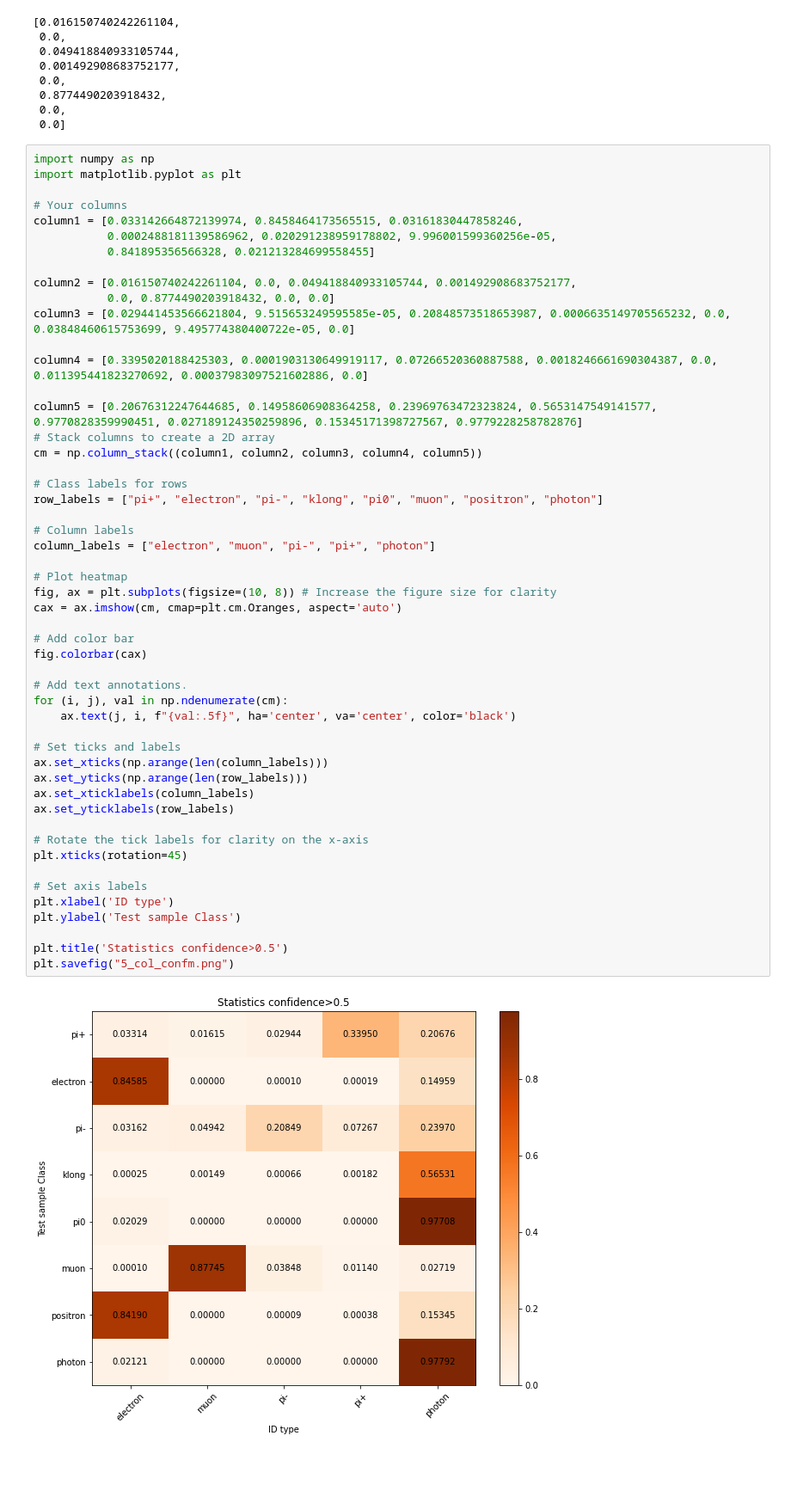
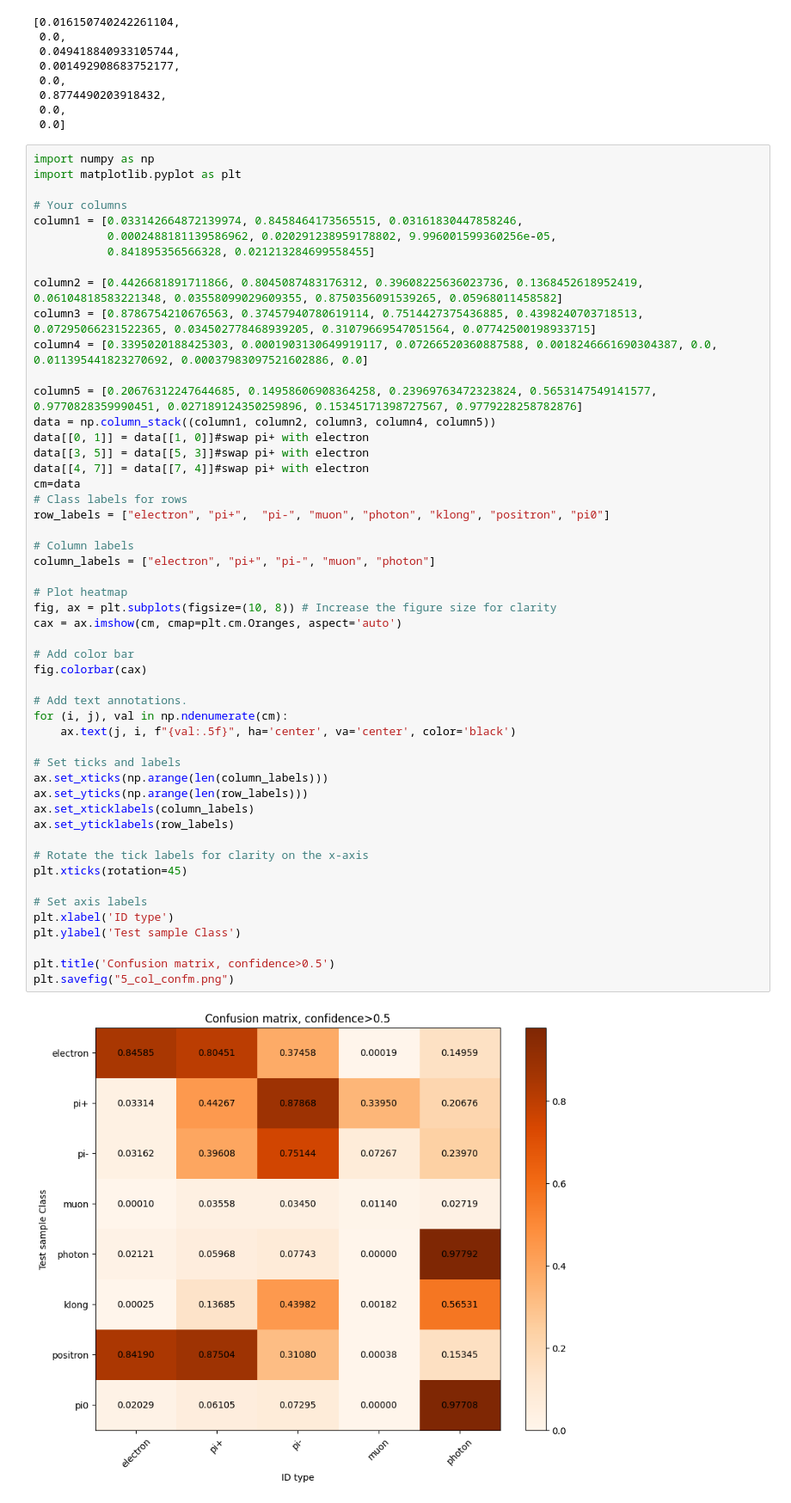
Before and after one commit to Dowling7/DQ_Dowling, a Jupyter notebook: new_ID/w_Ep/confusion_matrix.ipynb, the cells around one changed output. Shown at 86% size. Drawn from its saved outputs; the diff is of its cells as text; blank space fills up the shorter version.

```diff
--- a/new_ID/w_Ep/confusion_matrix.ipynb
+++ b/new_ID/w_Ep/confusion_matrix.ipynb
@@ -76,47 +80,47 @@ column1 = [0.033142664872139974, 0.8458464173565515, 0.03161830447858246,
            0.0002488181139586962, 0.020291238959178802, 9.996001599360256e-05,
            0.841895356566328, 0.021213284699558455]
 
-column2 = [0.016150740242261104, 0.0, 0.049418840933105744, 0.001492908683752177,
-           0.0, 0.8774490203918432, 0.0, 0.0]
-column3 = [0.029441453566621804, 9.515653249595585e-05, 0.20848573518653987, 0.0006635149705565232, 0.0, 0.03848460615753699, 9.495774380400722e-05, 0.0]
-
+column2 = [0.4426681891711866, 0.8045087483176312, 0.39608225636023736, 0.1368452618952419, 0.06104818583221348, 0.03558099029609355, 0.8750356091539265, 0.05968011458582]
+column3 = [0.8786754210676563, 0.37457940780619114, 0.7514427375436885, 0.4398240703718513, 0.07295066231522365, 0.034502778468939205, 0.31079669547051564, 0.07742500198933715]
 column4 = [0.3395020188425303, 0.0001903130649919117, 0.07266520360887588, 0.0018246661690304387, 0.0, 0.011395441823270692, 0.00037983097521602886, 0.0]
 
 column5 = [0.20676312247644685, 0.14958606908364258, 0.23969763472323824, 0.5653147549141577, 0.9770828359990451, 0.027189124350259896, 0.15345171398727567, 0.9779228258782876]
-# Stack columns to create a 2D array
-cm = np.column_stack((column1, column2, column3, column4, column5))
-
+data = np.column_stack((column1, column2, column3, column4, column5))
+data[[0, 1]] = data[[1, 0]]#swap pi+ with electron
+data[[3, 5]] = data[[5, 3]]#swap pi+ with electron
+data[[4, 7]] = data[[7, 4]]#swap pi+ with electron
+cm=data
 # Class labels for rows
-row_labels = ["pi+", "electron", "pi-", "klong", "pi0", "muon", "positron", "photon"]
+row_labels = ["electron", "pi+",  "pi-", "muon", "photon", "klong", "positron", "pi0"]
 
 # Column labels
-column_labels = ["electron", "muon", "pi-", "pi+", "photon"]
+column_labels = ["electron", "pi+", "pi-", "muon", "photon"]
 
 # Plot heatmap
 fig, ax = plt.subplots(figsize=(10, 8)) # Increase the figure size for clarity
 cax = ax.imshow(cm, cmap=plt.cm.Oranges, aspect='auto')
 
 # Add color bar
 fig.colorbar(cax)
 
 # Add text annotations.
 for (i, j), val in np.ndenumerate(cm):
     ax.text(j, i, f"{val:.5f}", ha='center', va='center', color='black')
 
 # Set ticks and labels
 ax.set_xticks(np.arange(len(column_labels)))
 ax.set_yticks(np.arange(len(row_labels)))
 ax.set_xticklabels(column_labels)
 ax.set_yticklabels(row_labels)
 
 # Rotate the tick labels for clarity on the x-axis
 plt.xticks(rotation=45)
 
 # Set axis labels
 plt.xlabel('ID type')
 plt.ylabel('Test sample Class')
 
-plt.title('Statistics confidence>0.5')
+plt.title('Confusion matrix, confidence>0.5')
 plt.savefig("5_col_confm.png")
 # %% [output]
-[figure, old version]
+[figure, new version]
```
Also changed, not shown: parts of 7 cells of this notebook, 12 other files.
